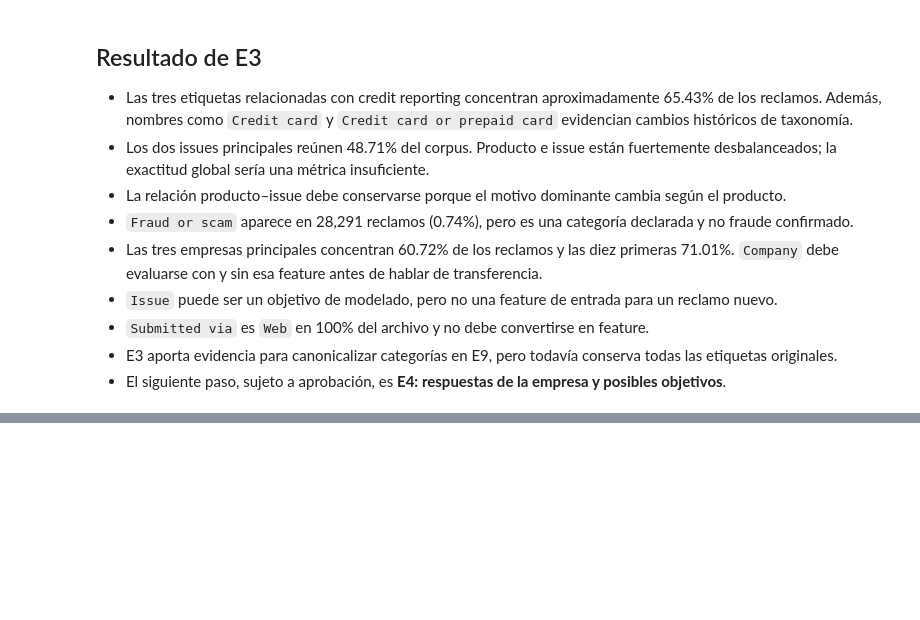
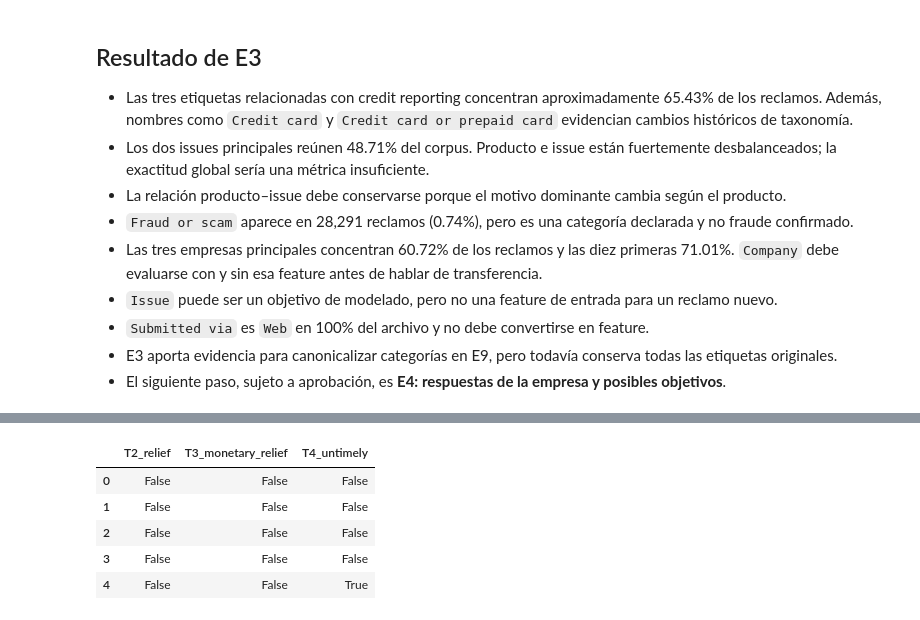
Before and after one commit to Codenid/capstone-claims-triage, a Jupyter notebook: notebooks/01_eda.ipynb, the cells around one changed output, grey strips where cells are left out. Cells and saved outputs as stored; diff of their text form; code cells hidden in the pictures; blank space fills up the shorter version.

```diff
--- a/notebooks/01_eda.ipynb
+++ b/notebooks/01_eda.ipynb
@@ -625,0 +679,25 @@ display(channel_table)
+# %%
+response = responses["Company response to consumer"]
+explicit_responses = [
+    "Closed with monetary relief",
+    "Closed with non-monetary relief",
+    "Closed with explanation",
+]
+eligible = response.isin(explicit_responses)
+
+targets = pd.DataFrame(index=responses.index)
+targets["T2_relief"] = pd.Series(pd.NA, index=responses.index, dtype="boolean")
+targets.loc[eligible, "T2_relief"] = response[eligible].isin(explicit_responses[:2]).to_numpy()
+targets["T3_monetary_relief"] = pd.Series(pd.NA, index=responses.index, dtype="boolean")
+targets.loc[eligible, "T3_monetary_relief"] = response[eligible].eq(explicit_responses[0]).to_numpy()
+targets["T4_untimely"] = responses["Timely response?"].eq("No").astype("boolean")
+
+assert targets.loc[targets["T3_monetary_relief"].eq(True), "T2_relief"].all()
+targets.head()
+# %% [output]
+|  | T2_relief | T3_monetary_relief | T4_untimely |
+| 0 | False | False | False |
+| 1 | False | False | False |
+| 2 | False | False | False |
+| 3 | False | False | False |
+| 4 | False | False | True |
```
Also changed, not shown: parts of 9 cells of this notebook.
